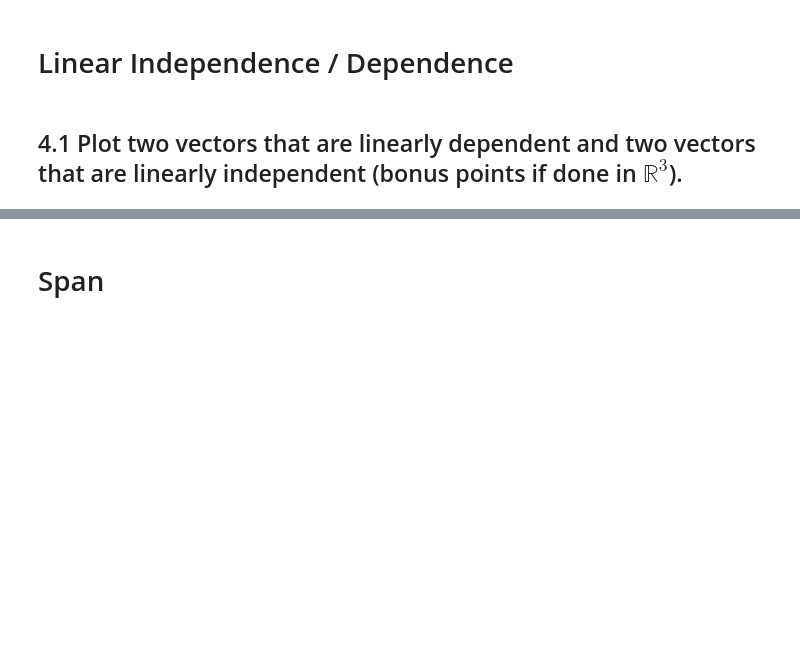
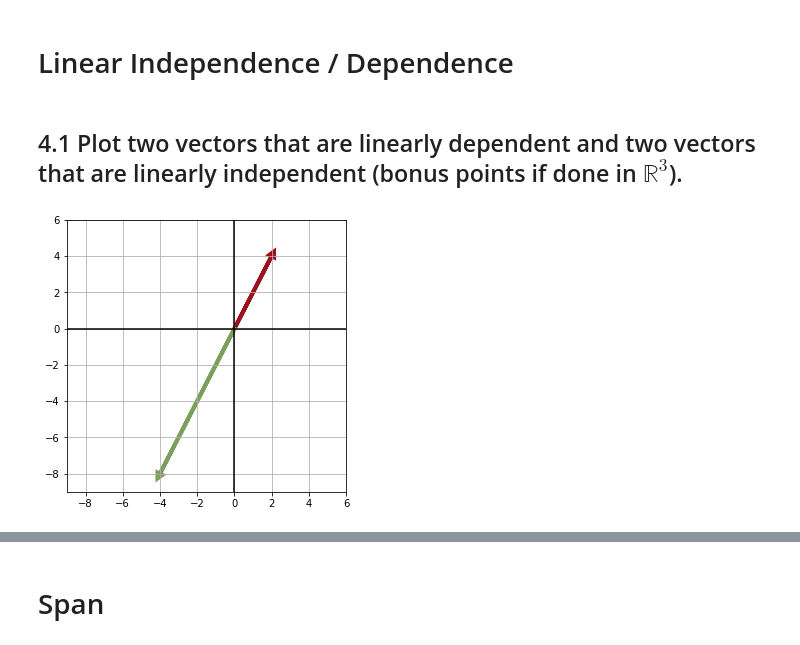
Before and after one commit to ChristianJJohnson/DS-Unit-1-Sprint-3-Linear-Algebra, a Jupyter notebook: module2-intermediate-linear-algebra/LS_DS_132_Intermediate_Linear_Algebra_Assignment.ipynb, the cells around one changed output, grey strips where cells are left out. Cells and saved outputs as stored; diff of their text form; code cells hidden in the pictures; blank space fills up the shorter version.

```diff
--- a/module2-intermediate-linear-algebra/LS_DS_132_Intermediate_Linear_Algebra_Assignment.ipynb
+++ b/module2-intermediate-linear-algebra/LS_DS_132_Intermediate_Linear_Algebra_Assignment.ipynb
@@ -216,3 +230,25 @@ f_hat_norm
 # Linear Independence / Dependence
 # %% [markdown]
 ## 4.1 Plot two vectors that are linearly dependent and two vectors that are linearly independent (bonus points if done in $\mathbb{R}^3$).
+# %%
+vec1dep = np.array([2,4])
+vec2dep = np.multiply(vec1dep, -2)
+
+fig, ax = plt.subplots(figsize=(5,5))
+ax.grid()
+plt.xlim(-9,6)
+plt.ylim(-9,6)
+
+for vectColor, vect in [('#9B111E', vec1dep), ('#7BA05B', vec2dep)]:
+    plt.arrow(0,0,
+              vect[0],
+              vect[1],
+              head_width=.3,
+              head_length=.3,
+              linewidth=4,
+              color=vectColor)
+ax.axhline(y=0, color='k')
+ax.axvline(x=0, color='k')
+plt.show;
+# %% [output]
+[figure, added]
```
Also changed, not shown: parts of 13 cells of this notebook.
